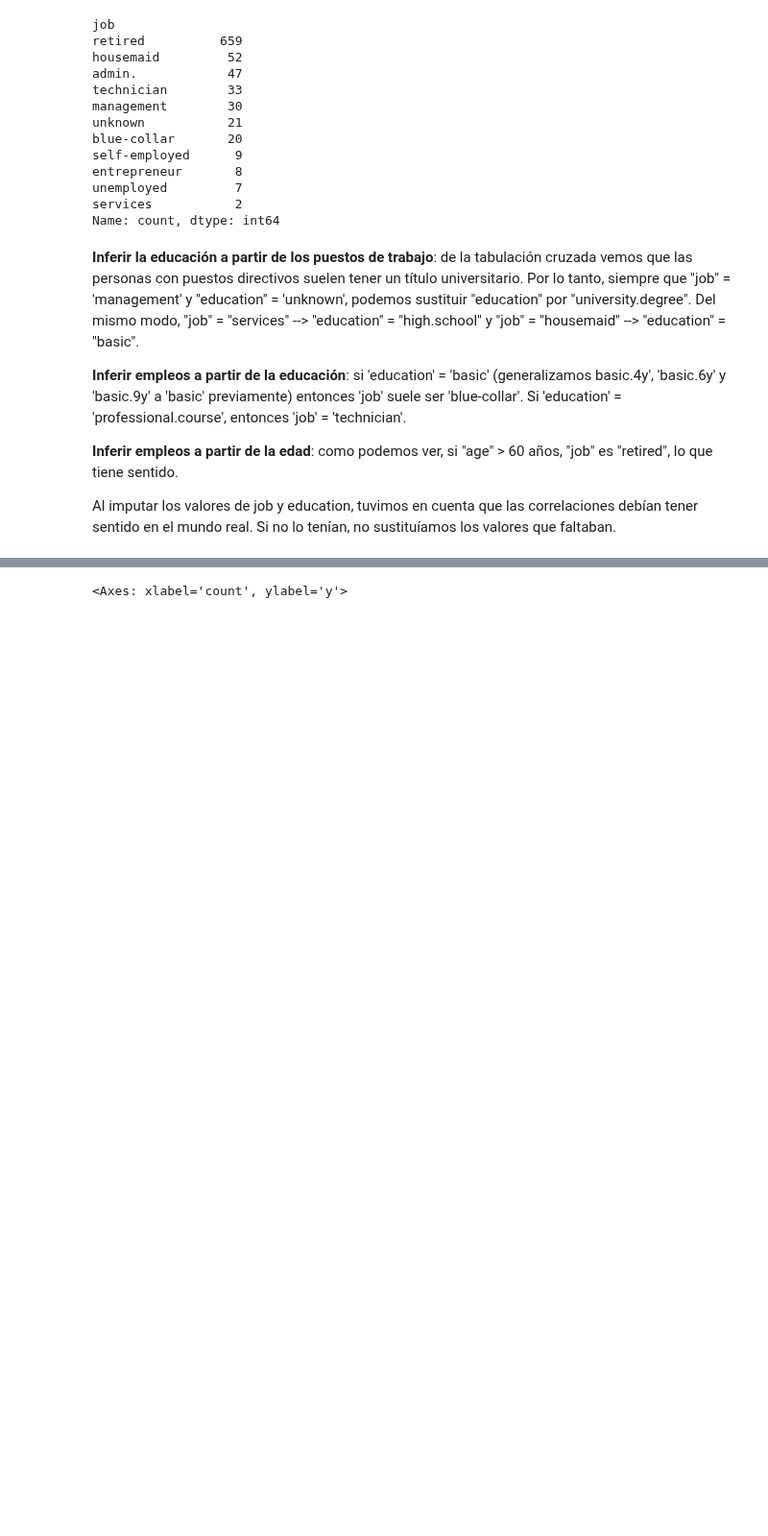
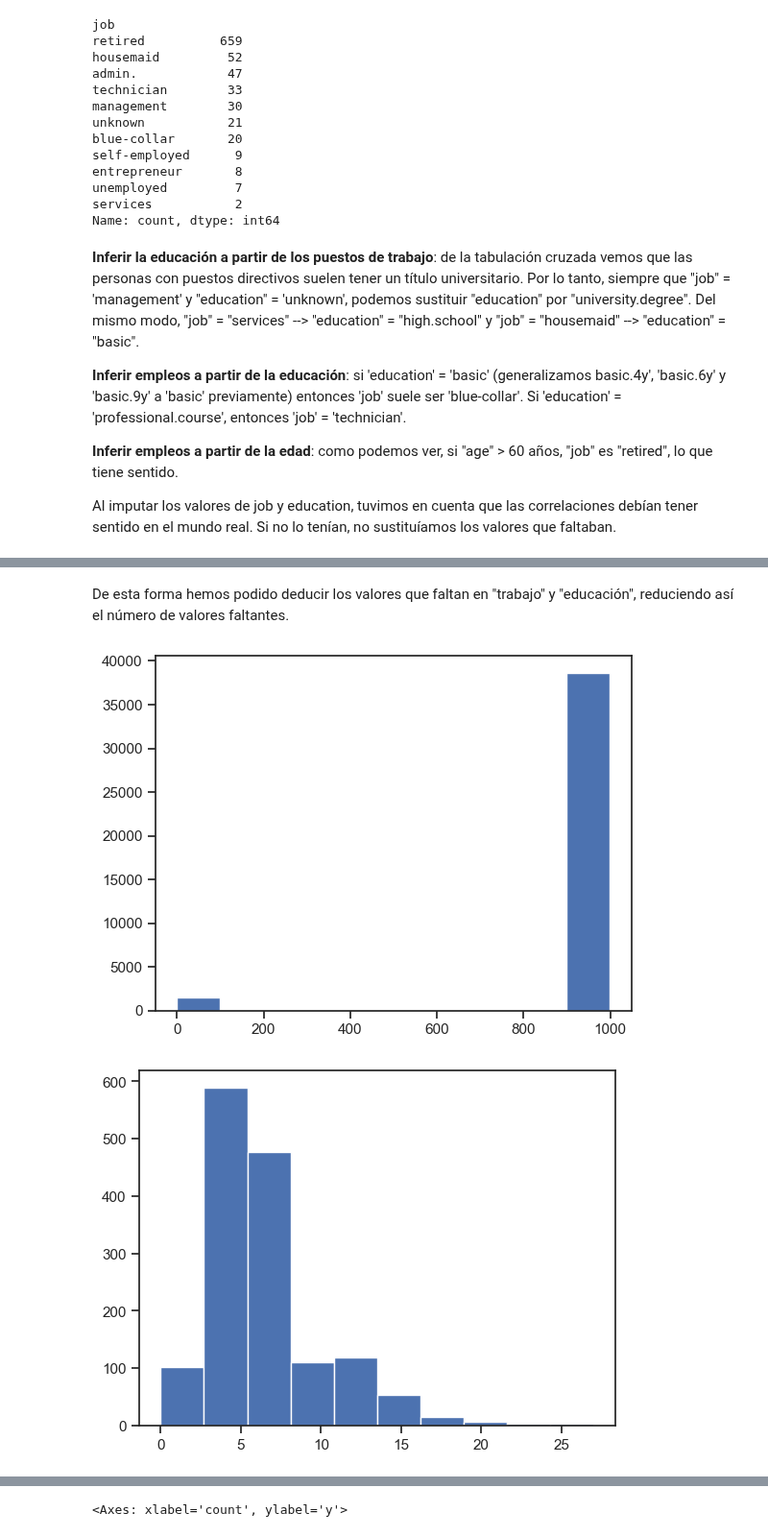
Before and after one commit to andres-mart/Coderhouse, a Jupyter notebook: 10. Estudios de Casos de Modelos Analíticos/Caso_N_1 copy.ipynb, the cells around one changed output, grey strips where cells are left out. Shown at 96% size. Saved outputs shown, nothing was run; the diff lists cells and outputs as text; code cells hidden in the pictures; blank space fills up the shorter version.

```diff
--- a/10. Estudios de Casos de Modelos Analíticos/Caso_N_1 copy.ipynb
+++ b/10. Estudios de Casos de Modelos Analíticos/Caso_N_1 copy.ipynb
@@ -229,16 +229,8 @@ df.loc[
 ] = "high.school"
 df.loc[
     (df["education"] == "unknown") & (df["job"] == "housemaid"), "education"
-] = "basic.4y"
-df.loc[
-    (df["job"] == "unknown") & (df["education"] == "basic.4y"), "job"
-] = "blue-collar"
-df.loc[
-    (df["job"] == "unknown") & (df["education"] == "basic.6y"), "job"
-] = "blue-collar"
-df.loc[
-    (df["job"] == "unknown") & (df["education"] == "basic.9y"), "job"
-] = "blue-collar"
+] = "basic"
+df.loc[(df["job"] == "unknown") & (df["education"] == "basic"), "job"] = "blue-collar"
 df.loc[
     (df["job"] == "unknown") & (df["education"] == "professional.course"), "job"
 ] = "technician"
@@ -245,3 +254,17 @@ df.loc[
+# %% [markdown]
+De esta forma hemos podido deducir los valores que faltan en "trabajo" y "educación", reduciendo así el número de valores faltantes.
+# %%
+def drawhist(df, feature):
+    plt.hist(df[feature])
+# %%
+drawhist(df, "pdays")
+plt.show()
+
+plt.hist(df.loc[df.pdays != 999, "pdays"])
+plt.show()
+# %% [output]
+[figure, added]
+[figure, added]
 # %%
 df.describe()
 # %% [output]
```
Also changed, not shown: parts of 5 cells of this notebook.
